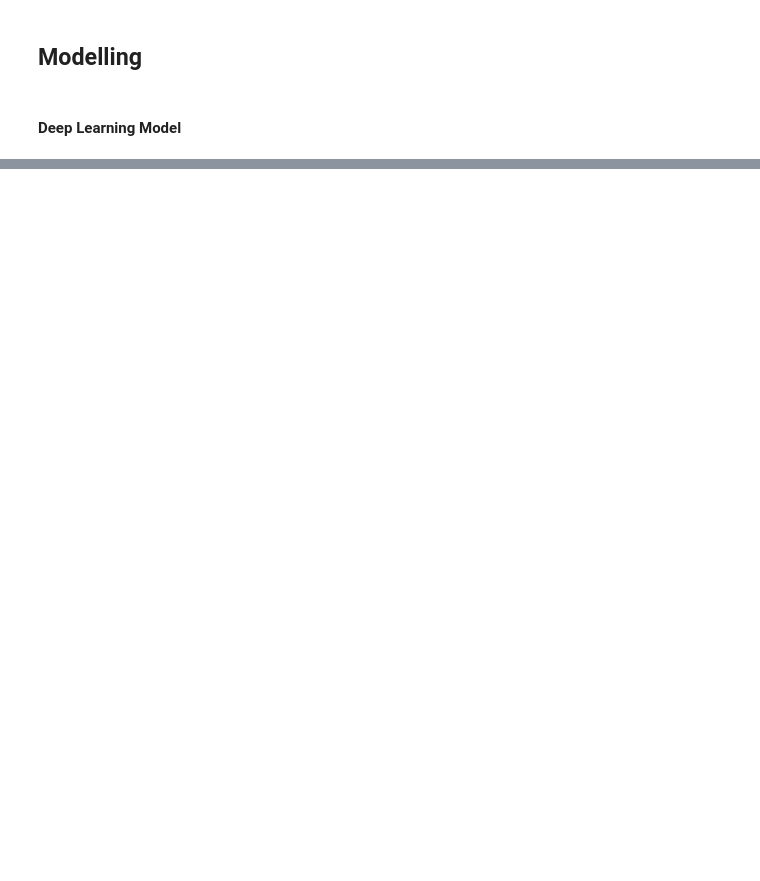
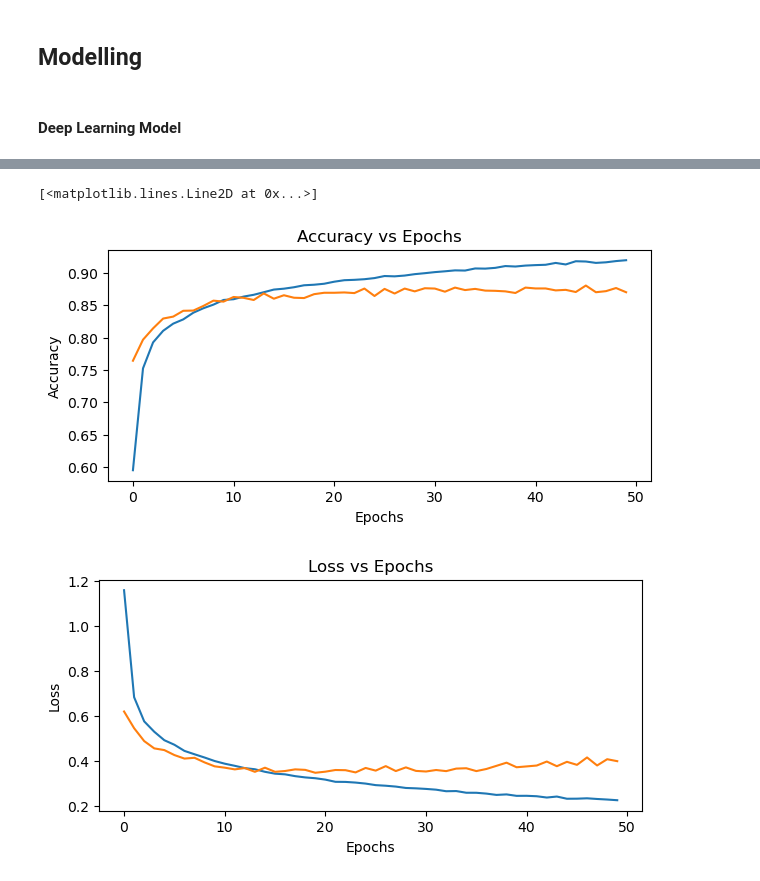
Before and after one commit to pavankumarbalijepalli/cv-image-classification-lbd, a Jupyter notebook: mnist-fashion.ipynb, the cells around one changed output, grey strips where cells are left out. Saved outputs shown, nothing was run; the diff lists cells and outputs as text; code cells hidden in the pictures; blank space fills up the shorter version.

```diff
--- a/mnist-fashion.ipynb
+++ b/mnist-fashion.ipynb
@@ -105,0 +234,6 @@ ModuleNotFoundError: No module named 'tensorflow'
+# %%
+class MyCallback(Callback):
+    def on_epoch_end(self, epoch, logs={}):
+        if logs['accuracy'] > 0.98:
+            print("Accuracy is greater than 0.9")
+            self.model.stop_training = True
@@ -105,0 +255,6 @@ ModuleNotFoundError: No module named 'tensorflow'
+# %%
+from tensorflow.keras.optimizers import Adam
+lr = 0.001
+epochs = 50
+batch_size = 128
+cnn_model.compile(optimizer=Adam(lr), loss='categorical_crossentropy', metrics=['accuracy'])
@@ -105,0 +281,6 @@ ModuleNotFoundError: No module named 'tensorflow'
+# %%
+x_train = x_train.reshape(x_train.shape[0], 28, 28).copy()
+x_val = x_val.reshape(x_val.shape[0], 28, 28).copy()
+x_test = x_test.reshape(x_test.shape[0], 28, 28).copy()
+
+x_train.shape, x_val.shape, x_test.shape, y_train.shape, y_val.shape, y_test.shape
@@ -105,0 +294,9 @@ ModuleNotFoundError: No module named 'tensorflow'
+# %%
+cnn_model.fit(
+    x_train,
+    y_train,
+    validation_data = (x_val, y_val),
+    epochs = epochs,
+    batch_size=batch_size,
+    shuffle = True,
+    callbacks=MyCallback())
@@ -105,0 +322,20 @@ ModuleNotFoundError: No module named 'tensorflow'
+# %%
+cnn_history = cnn_model.history.history
+
+plt.figure(figsize=(7,3))
+plt.title(f'Accuracy vs Epochs')
+plt.xlabel(f'Epochs')
+plt.ylabel(f'Accuracy')
+plt.plot(cnn_model.history.history['accuracy'])
+plt.plot(cnn_model.history.history['val_accuracy'])
+
+plt.figure(figsize=(7,3))
+plt.title(f'Loss vs Epochs')
+plt.xlabel(f'Epochs')
+plt.ylabel(f'Loss')
+plt.plot(cnn_model.history.history['loss'])
+plt.plot(cnn_model.history.history['val_loss'])
+# %% [output]
+[<matplotlib.lines.Line2D at 0x...>]
+[figure, added]
+[figure, added]
```
Also changed, not shown: parts of 20 cells of this notebook.
